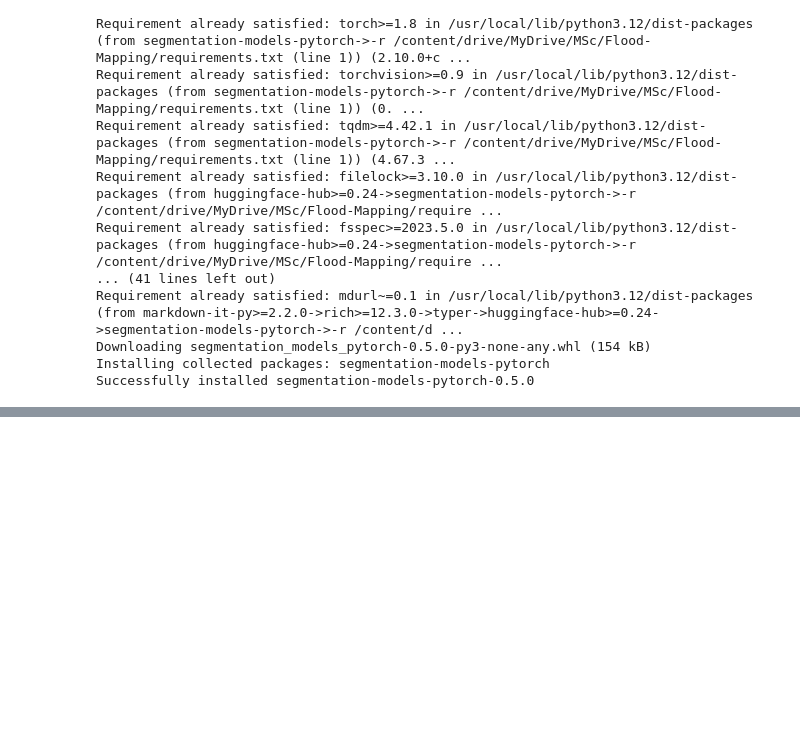
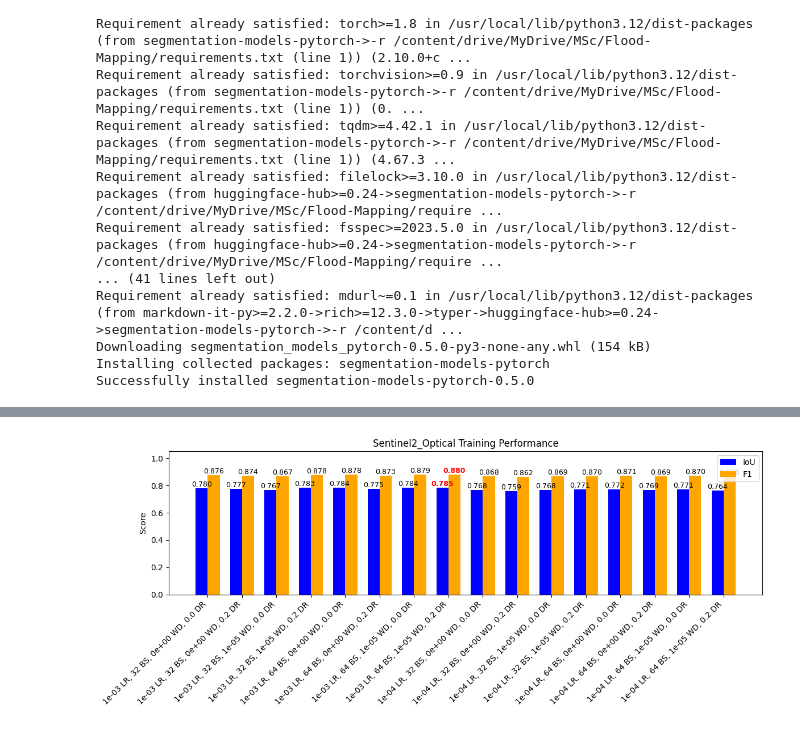
Before and after one commit to TAX2310/Flood-Mapping, a Jupyter notebook: 03_train_s2.ipynb, the cells around one changed output, grey strips where cells are left out. Saved outputs shown, nothing was run; the diff lists cells and outputs as text; code cells hidden in the pictures; blank space fills up the shorter version.

```diff
--- a/03_train_s2.ipynb
+++ b/03_train_s2.ipynb
@@ -121,0 +124,4 @@ Resuming from epoch 18
+# %%
+plot.view_f1_iou_bar(cfg)
+# %% [output]
+[figure, added]
```
Also changed, not shown: parts of 4 cells of this notebook, 14 other files.
